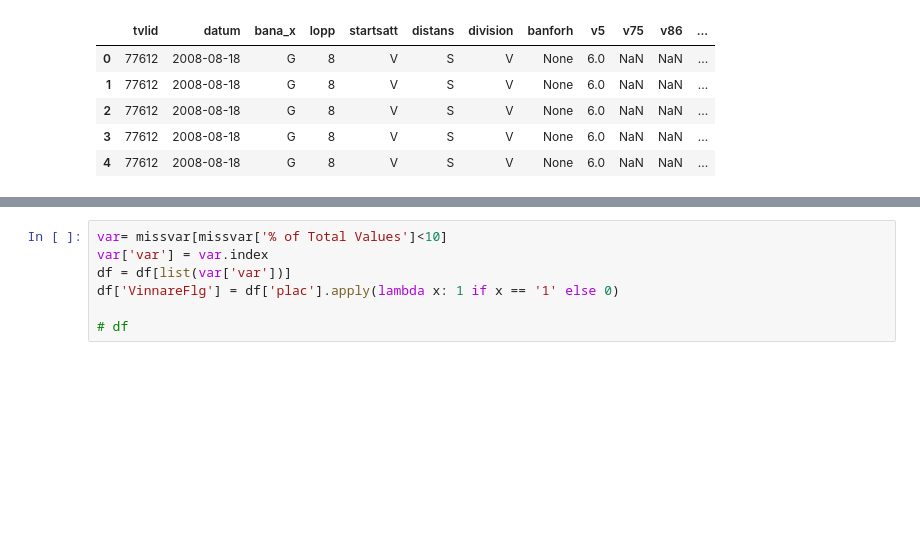
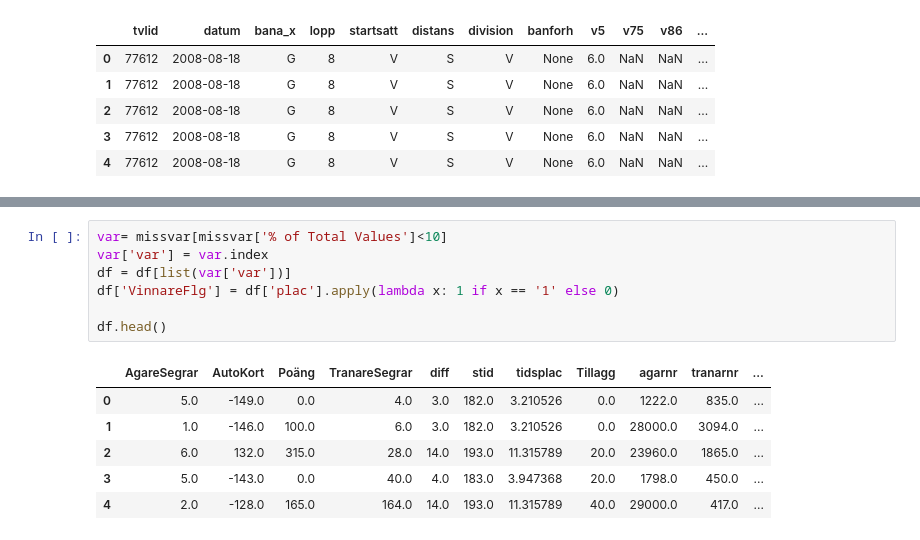
Before and after one commit to AndFCar/TravAnalys, a Jupyter notebook: TravAnalys.ipynb, the cells around one changed output, grey strips where cells are left out. Cells and saved outputs as stored; diff of their text form; blank space fills up the shorter version.

```diff
--- a/TravAnalys.ipynb
+++ b/TravAnalys.ipynb
@@ -114,7 +119,14 @@ There are 87 columns that have missing values.
 # %%
 var= missvar[missvar['% of Total Values']<10]
 var['var'] = var.index
 df = df[list(var['var'])]
 df['VinnareFlg'] = df['plac'].apply(lambda x: 1 if x == '1' else 0)
 
-# df
+df.head()
+# %% [output]
+|  | AgareSegrar | AutoKort | Poäng | TranareSegrar | diff | stid | tidsplac | Tillagg | agarnr | tranarnr | ... |
+| 0 | 5.0 | -149.0 | 0.0 | 4.0 | 3.0 | 182.0 | 3.210526 | 0.0 | 1222.0 | 835.0 | ... |
+| 1 | 1.0 | -146.0 | 100.0 | 6.0 | 3.0 | 182.0 | 3.210526 | 0.0 | 28000.0 | 3094.0 | ... |
+| 2 | 6.0 | 132.0 | 315.0 | 28.0 | 14.0 | 193.0 | 11.315789 | 20.0 | 23960.0 | 1865.0 | ... |
+| 3 | 5.0 | -143.0 | 0.0 | 40.0 | 4.0 | 183.0 | 3.947368 | 20.0 | 1798.0 | 450.0 | ... |
+| 4 | 2.0 | -128.0 | 165.0 | 164.0 | 14.0 | 193.0 | 11.315789 | 40.0 | 29000.0 | 417.0 | ... |
```
Also changed, not shown: parts of 4 cells of this notebook.
